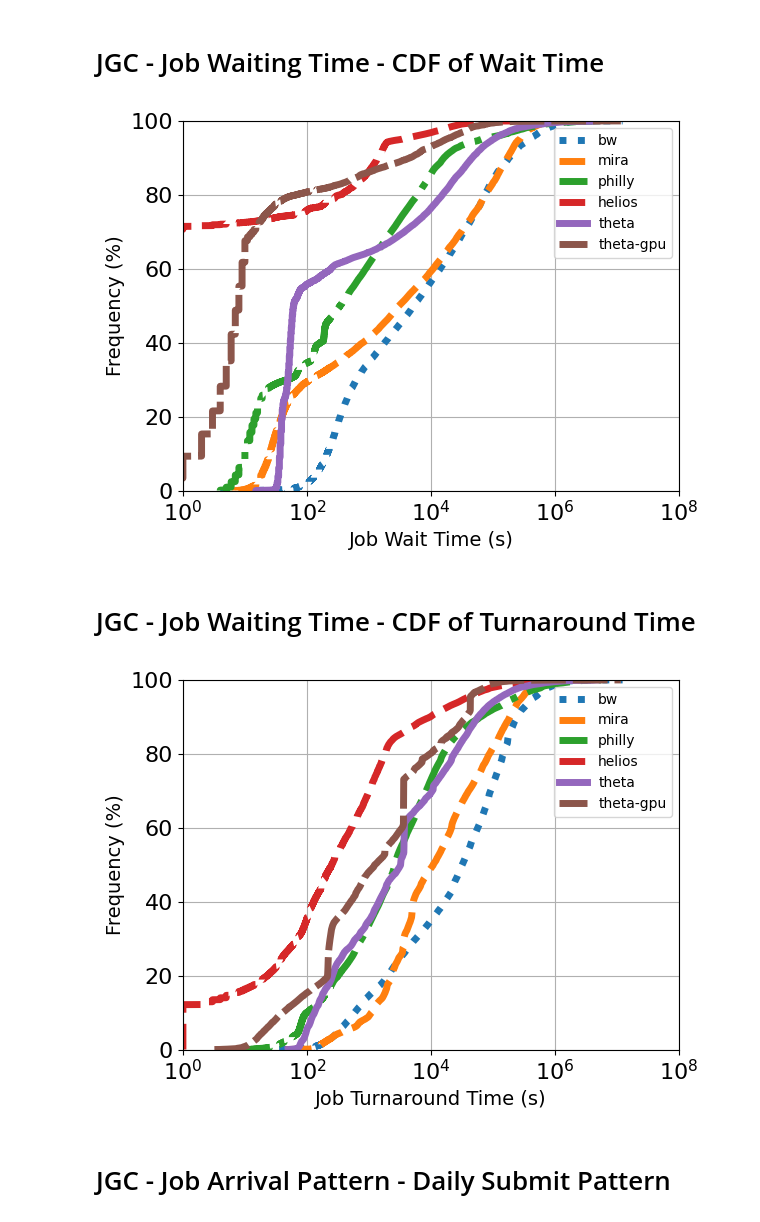
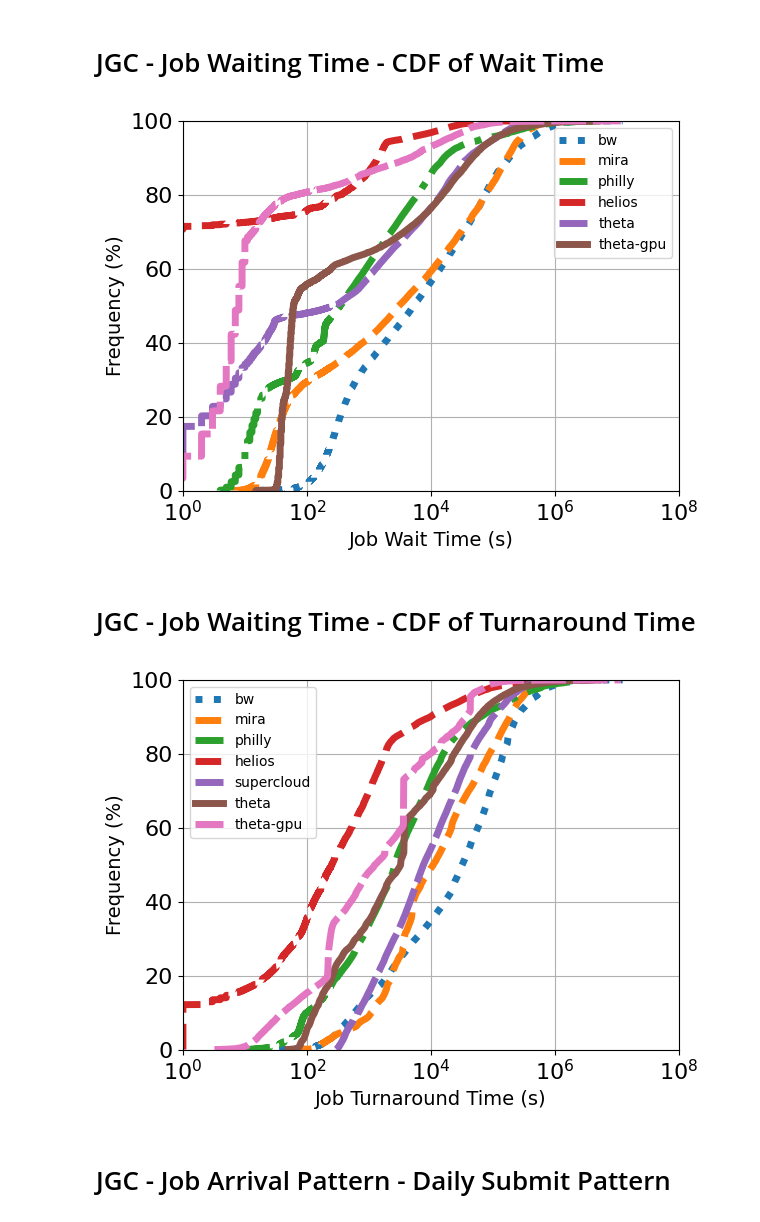
Before and after one commit to DIR-LAB/lumos, a Jupyter notebook: only_paperused_plots.ipynb, the cells around one changed output. Drawn from its saved outputs; the diff is of its cells as text; code cells hidden in the pictures.

```diff
--- a/only_paperused_plots.ipynb
+++ b/only_paperused_plots.ipynb
@@ -1242,28 +1232,29 @@ plot_cdf(bw_df["wait_time"], 100000, "Job Wait Time (s)", linestyle=":")
 plot_cdf(mira_df_2["wait_time"], 100000, "Job Wait Time (s)", linestyle="--")
 plot_cdf(philly_df["wait_time"], 100000, "Job Wait Time (s)", linestyle="-.")
 plot_cdf(hl_df["wait_time"], 100000, "Job Wait Time (s)", linestyle="--")
+plot_cdf(sc_df["wait_time"], 100000, "Job Wait Time (s)", linestyle=(1, (6,1)))
 plot_cdf(th_df["wait_time"], 100000, "Job Wait Time (s)", linestyle="-")
 plot_cdf(th_gpu_df["wait_time"], 100000, "Job Wait Time (s)", linestyle=(0, (5, 1)))
-
 plt.legend(["bw", "mira", "philly","helios", "theta", "theta-gpu"])
 plt.xscale("log")
 plt.rc('legend',fontsize=23)
 # %% [output]
-[figure, old version]
+[figure, new version]
 # %% [markdown]
 # JGC - Job Waiting Time - CDF of Turnaround Time
 # %%
 plot_cdf(bw_df["wait_time"]+bw_df["run_time"], 100000, "Job Wait Time (s)", linestyle=":")
 plot_cdf(mira_df_2["wait_time"]+mira_df_2["run_time"], 100000, "Job Wait Time (s)", linestyle="--")
 plot_cdf(philly_df["wait_time"]+philly_df["run_time"], 100000, "Job Wait Time (s)", linestyle="-.")
 plot_cdf(hl_df["wait_time"]+hl_df["run_time"], 100000, "Job Turnaround Time (s)", linestyle="--")
+plot_cdf(sc_df["wait_time"]+sc_df["run_time"], 100000, "Job Turnaround Time (s)", linestyle=(1, (6,1)))
 plot_cdf(th_df["wait_time"]+th_df["run_time"], 100000, "Job Turnaround Time (s)", linestyle="-")
 plot_cdf(th_gpu_df["wait_time"]+th_gpu_df["run_time"], 100000, "Job Turnaround Time (s)", linestyle=(0, (5, 1)))
-plt.legend(["bw","mira", "philly","helios", "theta", "theta-gpu"])
+plt.legend(["bw","mira", "philly","helios", "supercloud", "theta", "theta-gpu"])
 plt.xscale("log")
 plt.rc('legend',fontsize=23)
 # %% [output]
-[figure, old version]
+[figure, new version]
 # %% [markdown]
 # JGC - Job Arrival Pattern - Daily Submit Pattern
 # %%
```
Also changed, not shown: parts of 11 cells of this notebook, 3 other files.
